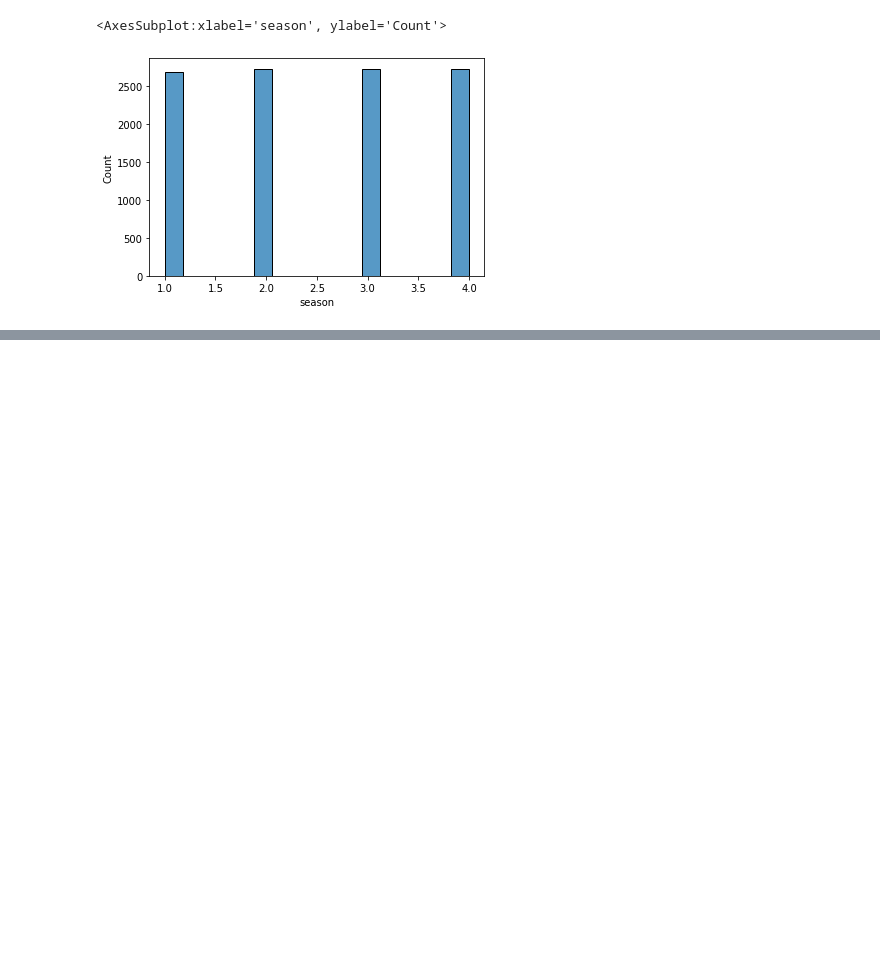
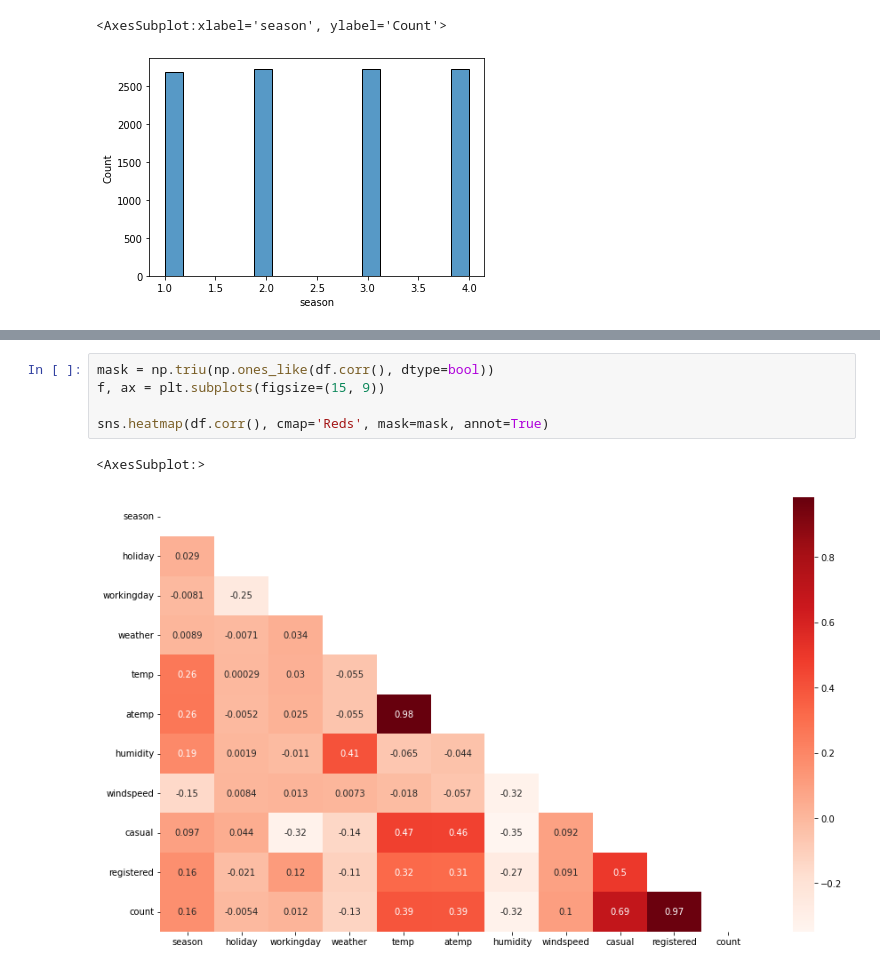
Before and after one commit to HumanBojack/Bike-usage-prediction, a Jupyter notebook: solo_work/romain/data_analysis.ipynb, the cells around one changed output, grey strips where cells are left out. Cells and saved outputs as stored; diff of their text form; blank space fills up the shorter version.

```diff
--- a/solo_work/romain/data_analysis.ipynb
+++ b/solo_work/romain/data_analysis.ipynb
@@ -31,0 +50,8 @@ sns.histplot(data=df, x="season")
+# %%
+mask = np.triu(np.ones_like(df.corr(), dtype=bool))
+f, ax = plt.subplots(figsize=(15, 9))
+
+sns.heatmap(df.corr(), cmap='Reds', mask=mask, annot=True)
+# %% [output]
+<AxesSubplot:>
+[figure, added]
```
Also changed, not shown: parts of 16 cells of this notebook.
